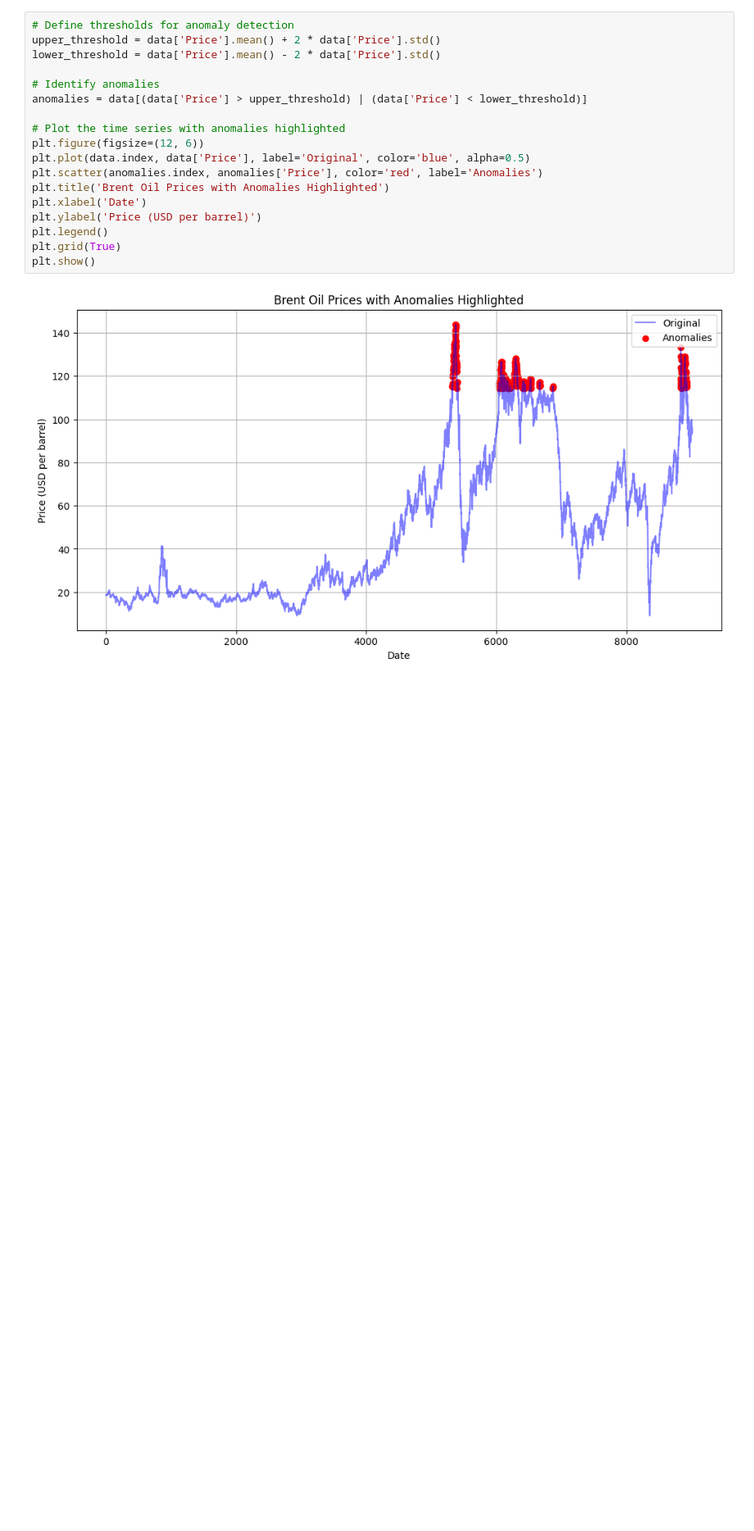
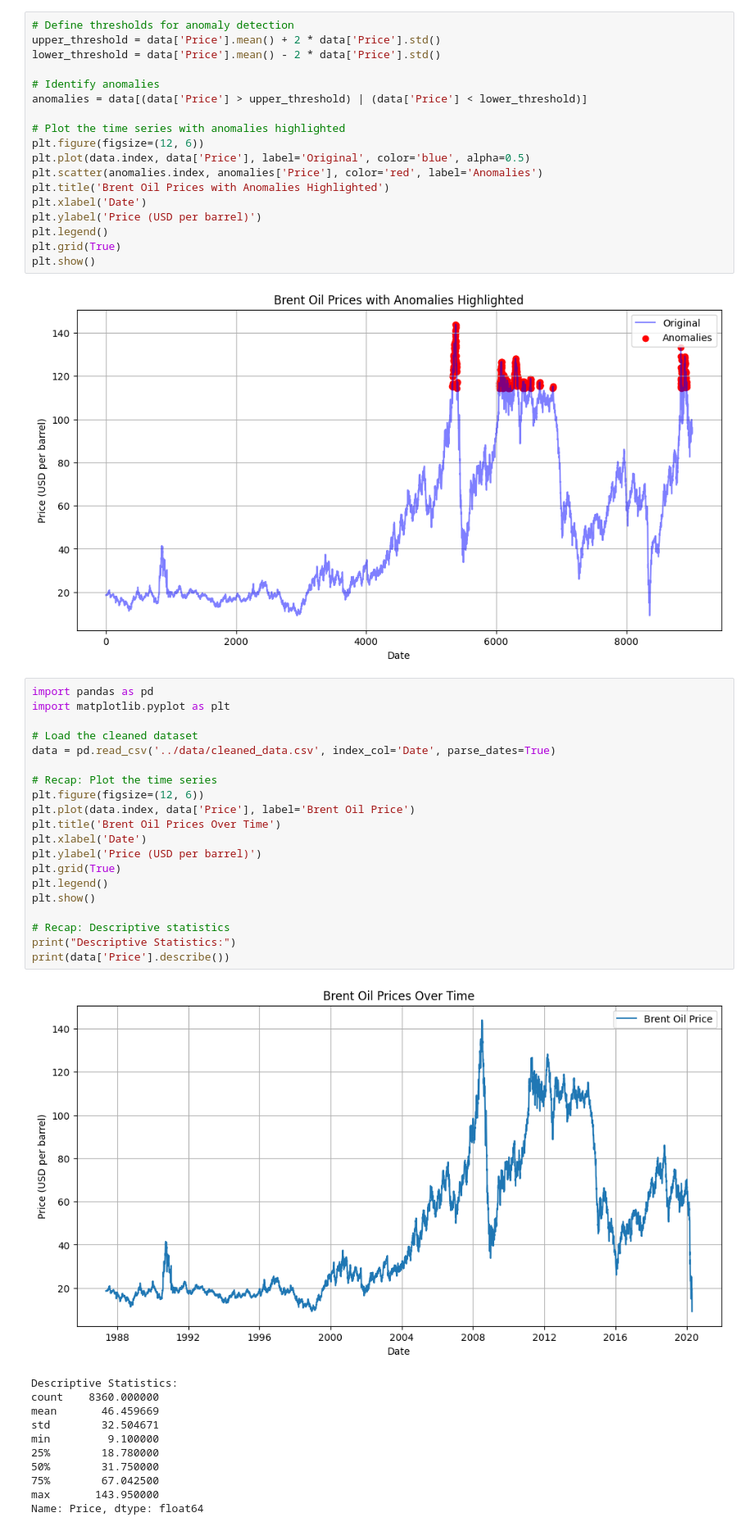
Before and after one commit to vlazacck/-Birhan-Energies, a Jupyter notebook: notebooks/Eda.ipynb, the cells around one changed output. Shown: that part at 82% size. Saved outputs shown, nothing was run; the diff lists cells and outputs as text; blank space fills up the shorter version.

```diff
--- a/notebooks/Eda.ipynb
+++ b/notebooks/Eda.ipynb
@@ -149,3 +149,35 @@ plt.grid(True)
 plt.show()
 # %% [output]
 [figure]
+# %%
+import pandas as pd
+import matplotlib.pyplot as plt
+
+# Load the cleaned dataset
+data = pd.read_csv('../data/cleaned_data.csv', index_col='Date', parse_dates=True)
+
+# Recap: Plot the time series
+plt.figure(figsize=(12, 6))
+plt.plot(data.index, data['Price'], label='Brent Oil Price')
+plt.title('Brent Oil Prices Over Time')
+plt.xlabel('Date')
+plt.ylabel('Price (USD per barrel)')
+plt.grid(True)
+plt.legend()
+plt.show()
+
+# Recap: Descriptive statistics
+print("Descriptive Statistics:")
+print(data['Price'].describe())
+# %% [output]
+[figure, added]
+Descriptive Statistics:
+count    8360.000000
+mean       46.459669
+std        32.504671
+min         9.100000
+25%        18.780000
+50%        31.750000
+75%        67.042500
+max       143.950000
+Name: Price, dtype: float64
```
Also changed, not shown: parts of 1 cell of this notebook, 7 other files.
